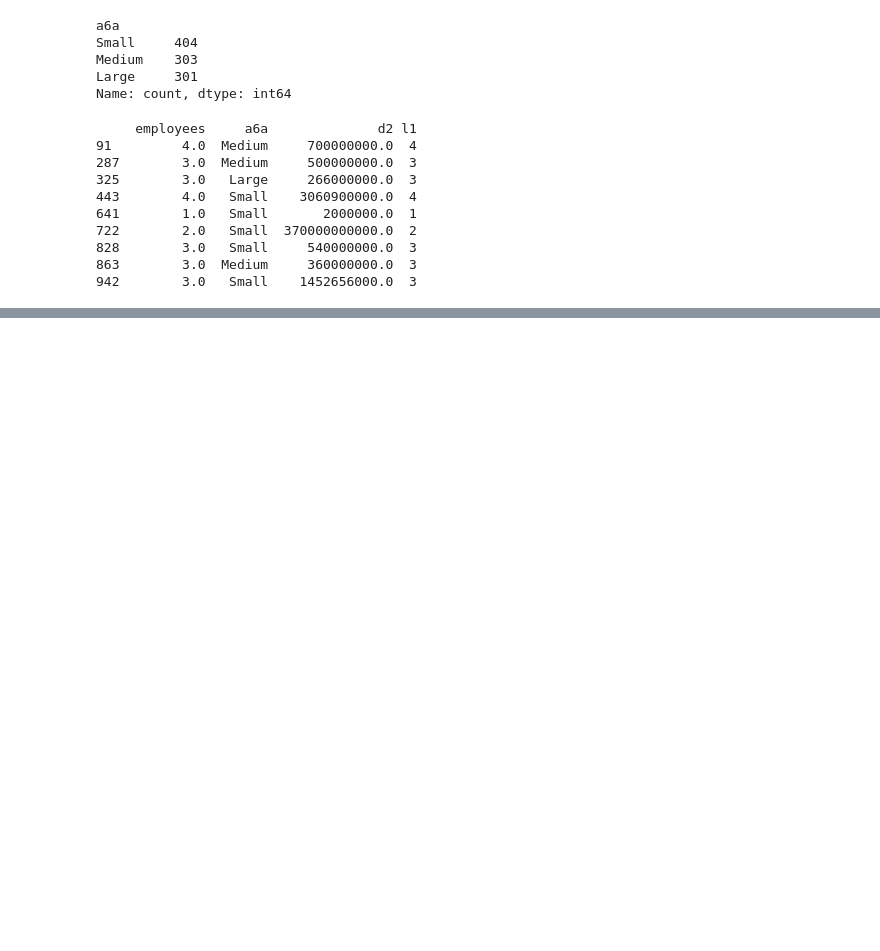
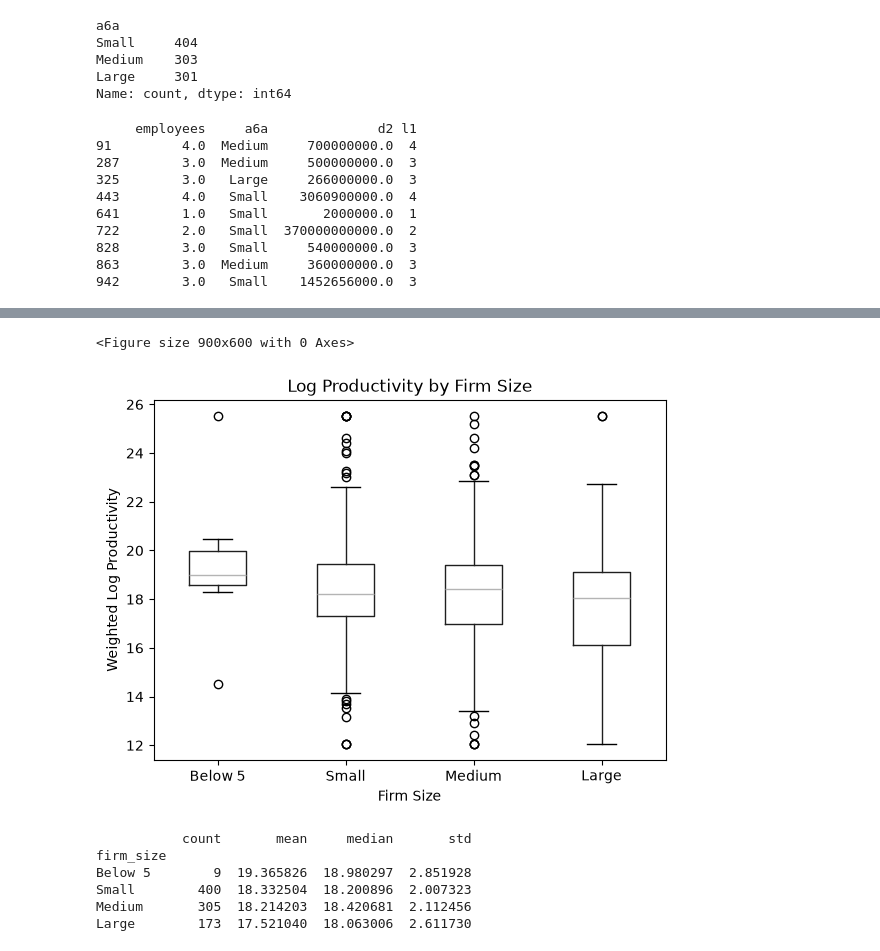
Before and after one commit to Oybibikhon/Bigger-Firms-Better-Productivity, a Jupyter notebook: notebooks/01_data_exploration.ipynb, the cells around one changed output, grey strips where cells are left out. Drawn from its saved outputs; the diff is of its cells as text; code cells hidden in the pictures; blank space fills up the shorter version.

Commit message:
Update data exploration and variable definitions

```diff
--- a/notebooks/01_data_exploration.ipynb
+++ b/notebooks/01_data_exploration.ipynb
@@ -20,0 +217,22 @@ print(df.shape)
+# %%
+# 6a: what do the survey's variable labels say?
+path = "../data/raw/Uzbekistan-2024-full-data.dta"
+with pd.read_stata(path, iterator=True) as r:
+    labels = r.variable_labels()
+
+for c in ["d2", "n2a", "n2b", "n2e", "n2i", "n2k", "n2l", "n3", "n5a", "n5b", "n7a", "n11"]:
+    print(c, "-", labels.get(c))
+
+# 6b: do these firms also pay implausibly low wages per worker?
+df["labor_cost"] = to_num(df["n2a"])
+df["labor_cost_per_emp"] = df["labor_cost"] / df["employees"]
+group = np.where(df.index.isin(low_large.index), "suspicious large", "all others")
+print("\nLabor cost per employee (n2a / employees):")
+print(df.groupby(group)["labor_cost_per_emp"].agg(["count", "median"]))
+
+# 6c: would they look normal if sales were in thousands?
+rest = df.loc[~df.index.isin(low_large.index), "productivity"].dropna()
+p5, p95 = rest.quantile([0.05, 0.95])
+scaled = low_large["productivity"] * 1000
+print("\nShare of suspicious firms inside the normal 5-95% range after x1000:",
+      round(((scaled >= p5) & (scaled <= p95)).mean(), 2))
@@ -982,8 +1389,3 @@ b5
 1994    21
 2006    19
 Name: count, dtype: int64
-# %%
-df['firm_age'] = 2024 - pd.to_numeric(df['b5'], errors='coerce')
-
-print(df['firm_age'].describe())
-print("\nMissing:", df['firm_age'].isna().sum())
@@ -1806,0 +2411,32 @@ print(df.loc[df['employees'] < 5, ['employees', 'a6a', 'd2', 'l1']])
+# %%
+import matplotlib.pyplot as plt
+
+firm_order = ["Below 5", "Small", "Medium", "Large"]
+
+plt.figure(figsize=(9, 6))
+
+productivity_weighted_data.boxplot(
+    column="log_productivity_w",
+    by="firm_size",
+    grid=False
+)
+
+plt.title("Log Productivity by Firm Size")
+plt.suptitle("")
+plt.xlabel("Firm Size")
+plt.ylabel("Weighted Log Productivity")
+plt.show()
+# %% [output]
+<Figure size 900x600 with 0 Axes>
+[figure, added]
+# %%
+print(productivity_weighted_data.groupby("firm_size")["log_productivity_w"].agg(
+    ["count", "mean", "median", "std"]
+))
+# %% [output]
+           count       mean     median       std
+firm_size
+Below 5        9  19.365826  18.980297  2.851928
+Small        400  18.332504  18.200896  2.007323
+Medium       305  18.214203  18.420681  2.112456
+Large        173  17.521040  18.063006  2.611730
```
Also changed, not shown: parts of 61 cells of this notebook, 1 other file.
